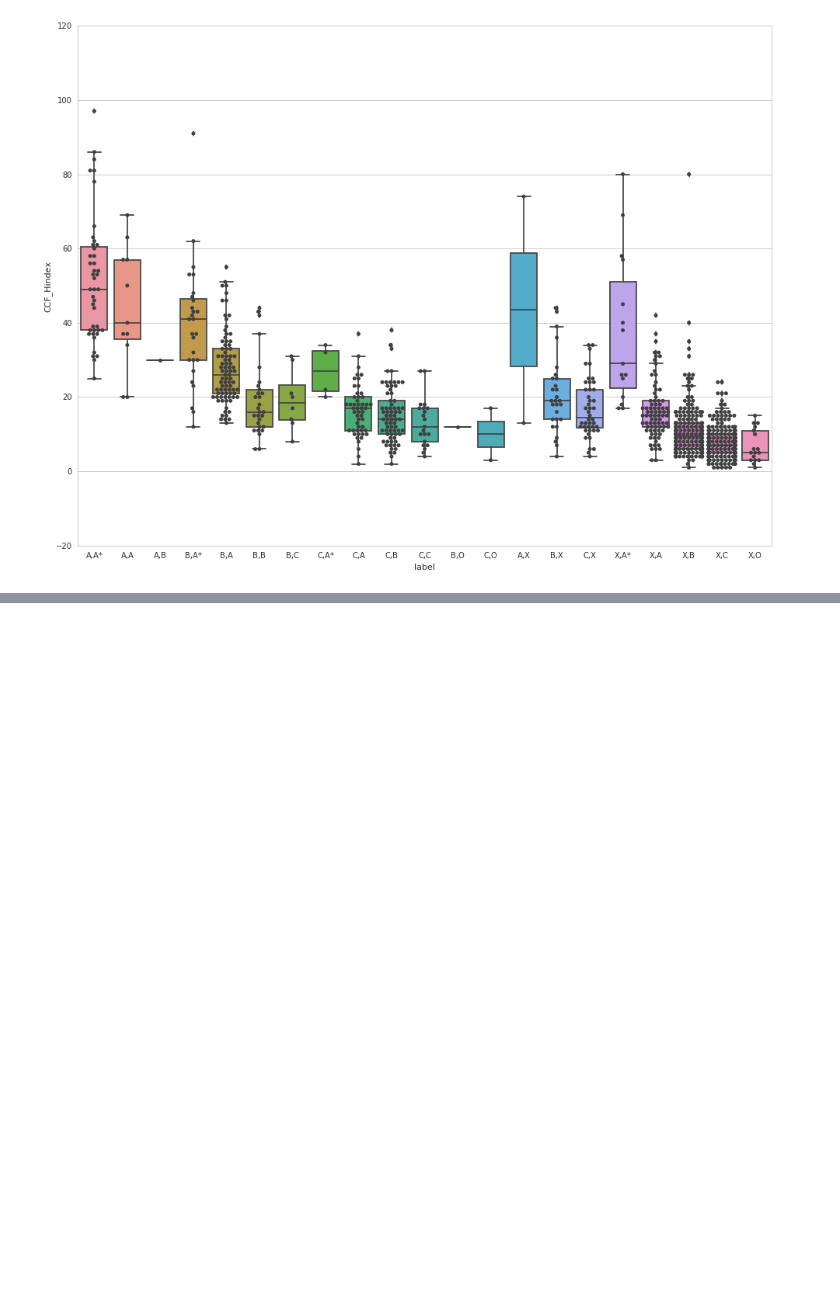
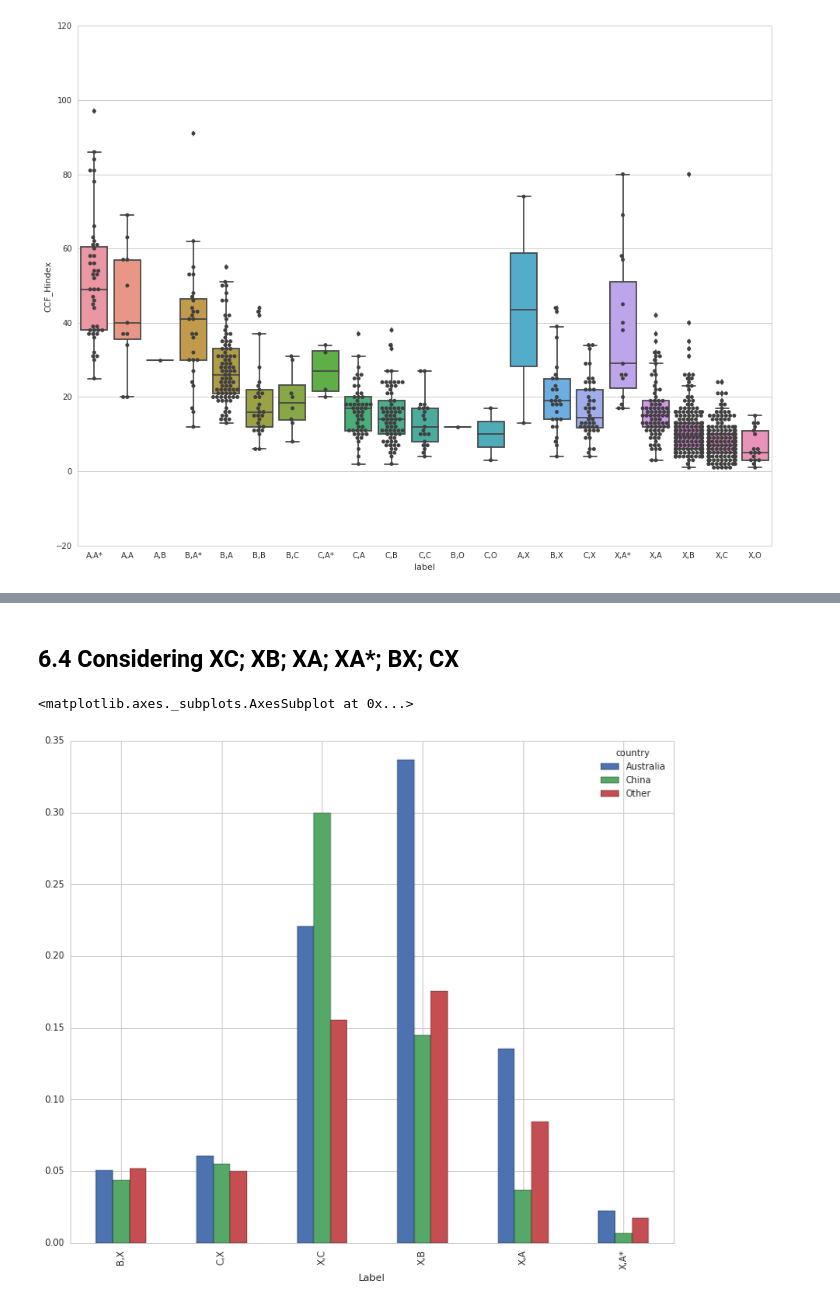
Before and after one commit to Jingfei-Han/citation_prediction, a Jupyter notebook: aminer_gai/myanalysis.ipynb, the cells around one changed output, grey strips where cells are left out. Saved outputs shown, nothing was run; the diff lists cells and outputs as text; code cells hidden in the pictures; blank space fills up the shorter version.

```diff
--- a/aminer_gai/myanalysis.ipynb
+++ b/aminer_gai/myanalysis.ipynb
@@ -924,0 +972,53 @@ dtype: int64
+# %% [markdown]
+## 6.4 Considering XC; XB; XA; XA\*; BX; CX
+# %%
+df_tmp = df_cur[(df_cur['label']=='X,C') | (df_cur['label']=='X,B') \
+       | (df_cur['label']=='X,A') | (df_cur['label']=='X,A*') | (df_cur['label']=='B,X') | (df_cur['label']=='C,X')]
+#df_tmp.head()
+
+df_a2p_tmp = df_a2p[df_a2p['a2p_order']==1].drop_duplicates(['author_author_id'])
+df_author_tmp = pd.merge(df_author, df_a2p_tmp, left_on='author_id', right_on='author_author_id')
+
+df_author_tmp['country'] = df_author_tmp['country'].fillna('Other')
+df_first = DataFrame(df_author_tmp.groupby(['country']).size())
+df_first.columns = ['Total']
+#df_first
+
+
+for label in df_tmp.drop_duplicates(['label'])['label']:
+    #print label
+    #print '------------------------------------'
+    df_paper
+    #print i
+    df_subset = df_tmp[df_tmp['label'] == label]
+    if label[0] == 'X':
+        df_res = pd.merge(df_paper, df_subset, left_on='CORE_id', right_on='CORE_id')
+        #print df_res
+        df_label = df_res.drop_duplicates(['paper_id']).groupby(['country']).size()
+    else :
+        #Use CCF_id
+        df_res = pd.merge(df_paper, df_subset, left_on='CCF_id', right_on='CCF_id')
+        #print df_res
+        df_label = df_res.drop_duplicates(['paper_id']).groupby(['country']).size()
+    #print df_res.columns
+    df_label = DataFrame(df_label)
+    df_label.columns = [label]
+    df_first = pd.concat([df_first, df_label], axis=1)
+    #print '*****************************************************************'
+
+#print df_first
+
+df_first.columns.name = 'Label'
+
+#df_first
+
+df_prop_first = df_first.div(df_first['Total'], axis=0)
+
+#df_prop_first
+
+del df_prop_first['Total']
+
+df_prop_first.T.plot(kind='bar', figsize=(12, 10))
+# %% [output]
+<matplotlib.axes._subplots.AxesSubplot at 0x...>
+[figure, added]
```
Also changed, not shown: parts of 47 cells of this notebook.
